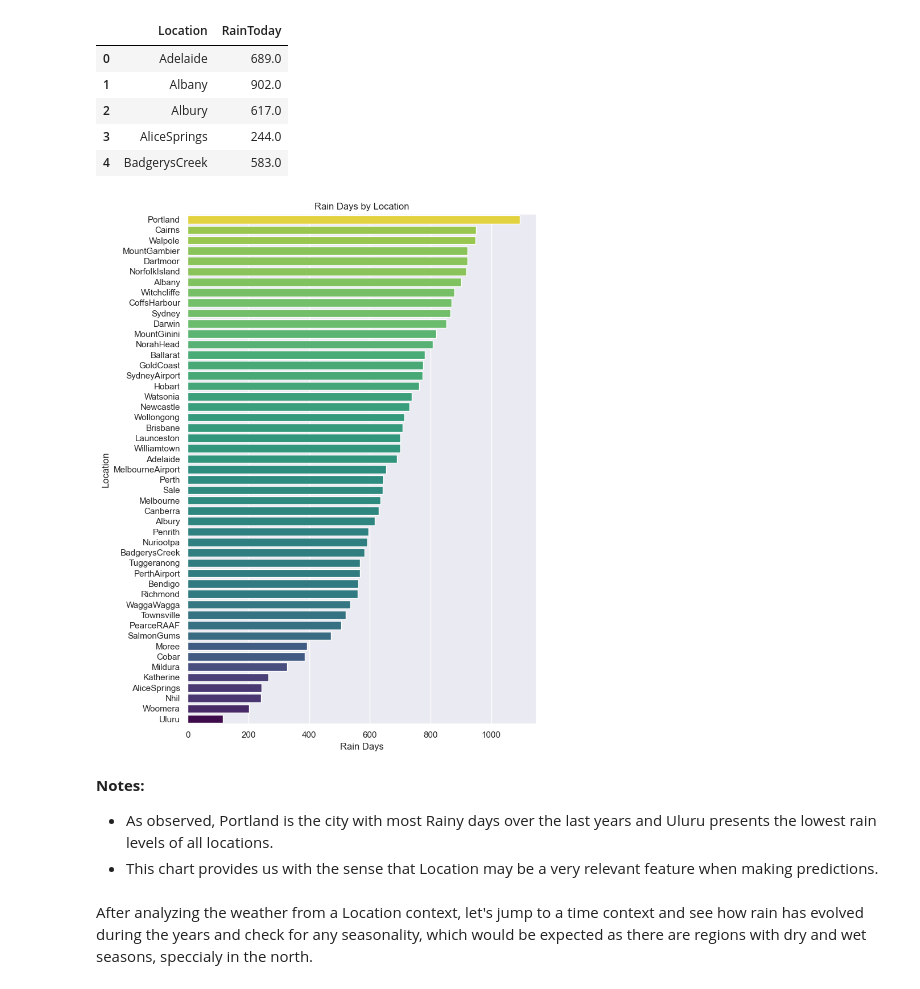
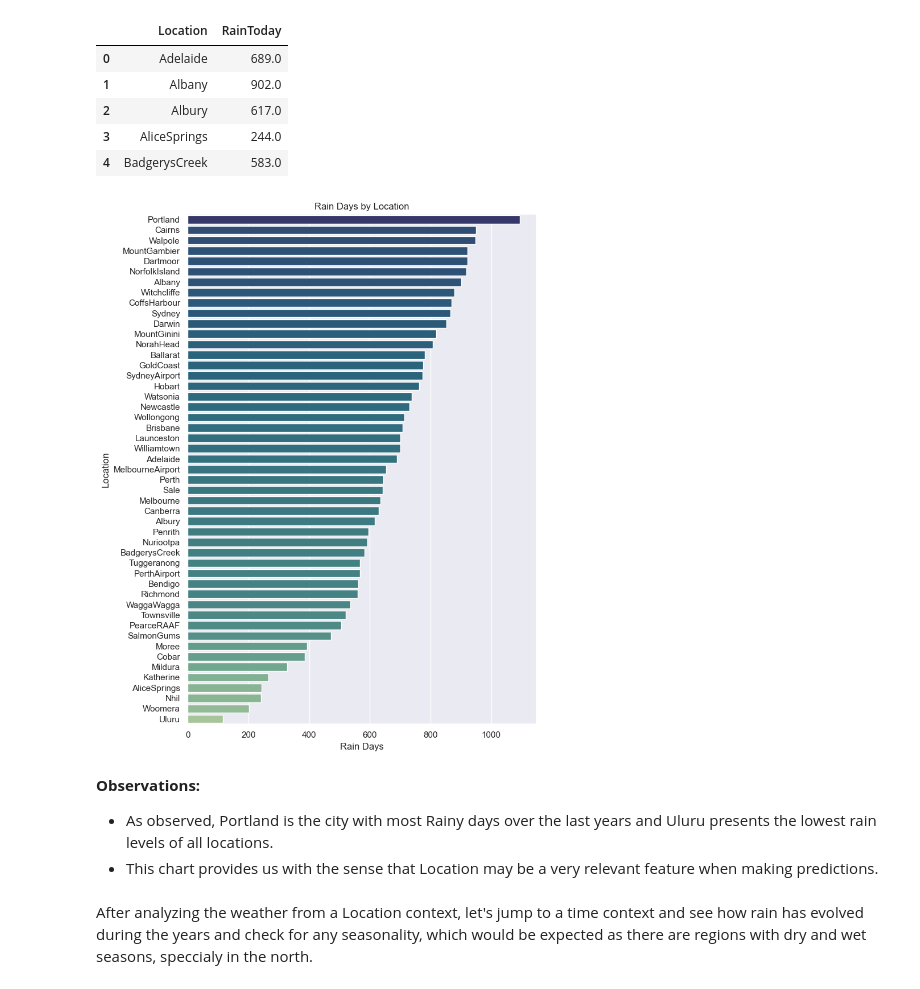
Before and after one commit to joseprau/RainAustraliaML, a Jupyter notebook: notebook.ipynb, the cells around one changed output. Saved outputs shown, nothing was run; the diff lists cells and outputs as text; code cells hidden in the pictures.

```diff
--- a/notebook.ipynb
+++ b/notebook.ipynb
@@ -153,17 +153,17 @@ grouped_locations.head()
 # %%
 # Plot the results.
 sorted_locs = grouped_locations.sort_values(by="RainToday", ascending = False) # Sort the results
 plt.figure(figsize=(8, 10))
-sns.barplot(data = sorted_locs, x= "RainToday", y= "Location", hue="RainToday", palette="viridis", legend=False)
+sns.barplot(data = sorted_locs, x= "RainToday", y= "Location", hue="RainToday", palette="crest", legend=False)
 plt.title("Rain Days by Location")
 plt.xlabel("Rain Days")
 plt.tight_layout()
 plt.savefig("./figs/rain_by_locations.png")
 plt.show()
 # %% [output]
-[figure, old version]
+[figure, new version]
 # %% [markdown]
-**Notes:**
+**Observations:**
 - As observed, Portland is the city with most Rainy days over the last years and Uluru presents the lowest rain levels of all locations.
 - This chart provides us with the sense that Location may be a very relevant feature when making predictions.
 # %% [markdown]
```
Also changed, not shown: parts of 21 cells of this notebook, 14 other files.
